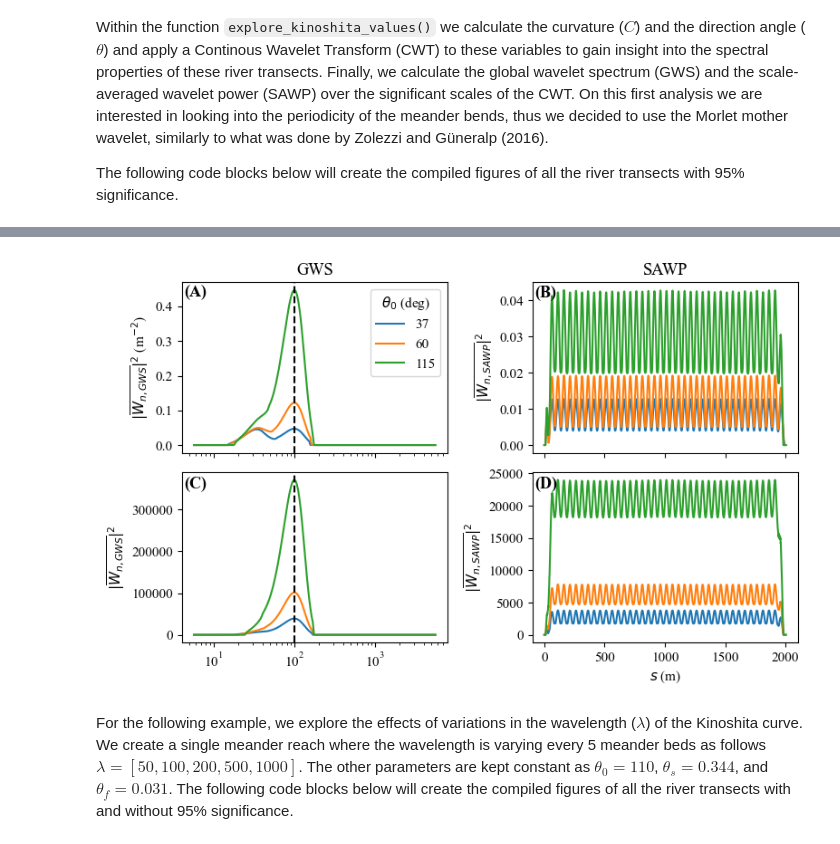
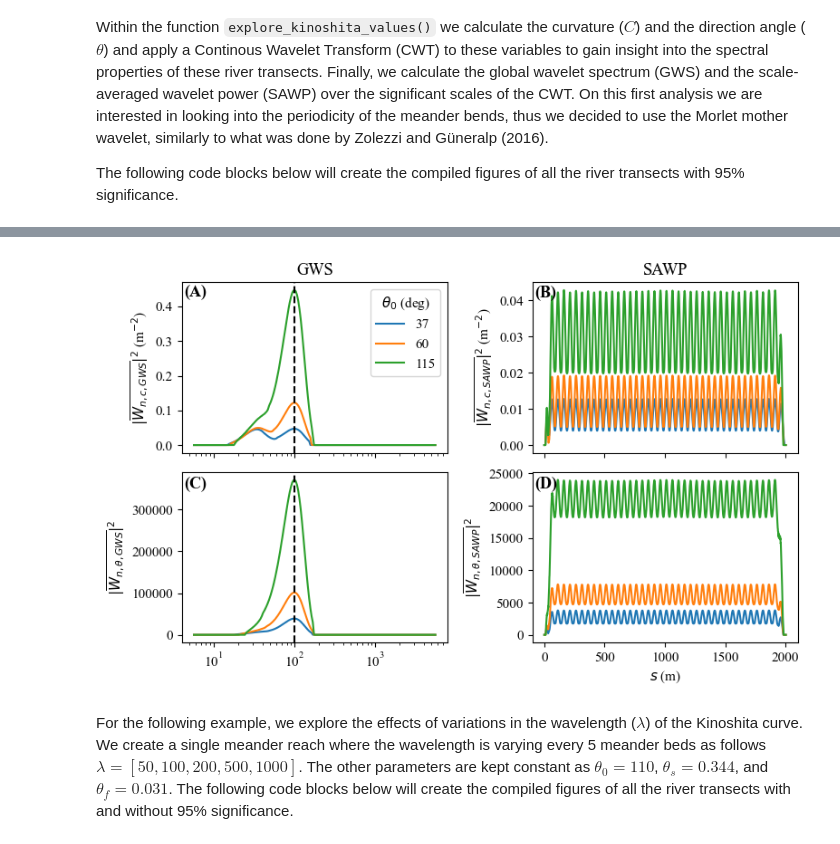
Before and after one commit to gomezvelezlab/WigglyRivers, a Jupyter notebook: examples/workflows/Synthetic_Rivers/Kinoshita_Examples.ipynb, the cells around one changed output, grey strips where cells are left out. Drawn from its saved outputs; the diff is of its cells as text; code cells hidden in the pictures.

Commit message:
Update figures and workflow examples

```diff
--- a/examples/workflows/Synthetic_Rivers/Kinoshita_Examples.ipynb
+++ b/examples/workflows/Synthetic_Rivers/Kinoshita_Examples.ipynb
@@ -615,6 +638,11 @@ plt.close('all')
 for i in range(len(theta_0)):
     river = results_theta['rivers'][i]['0']
     graphs.plot_river_spectrum_compiled(river, only_significant=True)
-    utl.cr_folder('kinoshita_results/')
-    plt.savefig(f'kinoshita_results/kinoshita_river_{i}_sig95.png', dpi=500)
+    utl.cr_folder('../manuscript_figures/')
+    if i == 0:
+        plt.savefig(f'../manuscript_figures/Figure_04_kinoshita_river_{i}_sig95.png', dpi=500)
+    elif i == 2:
+        plt.savefig(f'../manuscript_figures/Figure_05_kinoshita_river_{i}_sig95.png', dpi=500)
+    else:
+        plt.savefig(f'../manuscript_figures/Figure_S2_kinoshita_river_{i}_sig95.png', dpi=500)
 # %% [output]
@@ -638,7 +666,7 @@ for i in range(len(theta_0)):
                    label=f'{theta_0[i]:.0f}')
 # ax[i_dat].set_xlabel(f'$\lambda$ (m)')
 ax[i_dat].axvline(lambda_value, color='k', linestyle='--')
-ax[i_dat].set_ylabel(r"$|\overline{W_{n,GWS}}|^2$ (m$^{-2}$)")
+ax[i_dat].set_ylabel(r"$|\overline{W_{n,c,GWS}}|^2$ (m$^{-2}$)")
 ax[i_dat].set_xscale('log')
 ax[i_dat].legend(title='$\\theta_0$ (deg)')
 
@@ -649,7 +677,7 @@ for i in range(len(theta_0)):
              results_theta['rivers'][i]['0'].cwt_gws_angle_sig,
              label=f'{theta_0[i]:.0f}')
 # ax[i_dat].set_xlabel(r'$\lambda$ (m)')
-ax[i_dat].set_ylabel(r"$|\overline{W_{n,GWS}}|^2$")
+ax[i_dat].set_ylabel(r"$|\overline{W_{n,\theta,GWS}}|^2$")
 ax[i_dat].axvline(lambda_value, color='k', linestyle='--')
 ax[i_dat].set_xscale('log')
 
@@ -659,36 +687,36 @@ for i in range(len(theta_0)):
     ax[i_dat].plot(results_theta['rivers'][i]['0'].s,
                    results_theta['rivers'][i]['0'].cwt_sawp_c_sig,
                    label=f'{theta_0[i]:.0f}')
 # ax[i_dat].set_xlabel('Wavelength (m)')
-ax[i_dat].set_ylabel(r"$|\overline{W_{n,SAWP}}|^2$")
+ax[i_dat].set_ylabel(r"$|\overline{W_{n,c,SAWP}}|^2$ (m$^{-2}$)")
 # ax[i_dat].axvline(lambda_value, color='k', linestyle='--')
 # ax[i_dat].set_ylabel('Power$^2$')
 # ax[i_dat].set_xscale('log')
 # ax[i_dat].legend(title='$\\theta_0$ (deg)')
 
 i_dat = 3
 # ax[i_dat].set_title('Angle')
 for i in range(len(theta_0)):
     ax[i_dat].plot(results_theta['rivers'][i]['0'].s,
              results_theta['rivers'][i]['0'].cwt_sawp_angle_sig,
              label=f'{theta_0[i]:.0f}')
-ax[i_dat].set_ylabel(r"$|\overline{W_{n,SAWP}}|^2$")
+ax[i_dat].set_ylabel(r"$|\overline{W_{n,\theta,SAWP}}|^2$")
 ax[i_dat].set_xlabel('$s$ (m)')
 # ax[i_dat].set_xlim([160, 160+50])
 
 # Literals
 f.text(0.145, 0.89, '(A)', ha='center', fontsize=fs + 2, weight='bold')
 f.text(0.629, 0.89, '(B)', ha='center', fontsize=fs + 2, weight='bold')
 f.text(0.145, 0.469, '(C)', ha='center', fontsize=fs + 2, weight='bold')
 f.text(0.629, 0.469, '(D)', ha='center', fontsize=fs + 2, weight='bold')
 
 
 plt.tight_layout()
 utl.cr_folder('../manuscript_figures/')
 plt.savefig(f'../manuscript_figures/Figure_06_compare_GWS_theta_angle.png', dpi=500)
 plt.show()
 # %% [output]
-[figure, old version]
+[figure, new version]
 # %% [markdown]
 For the following example, we explore the effects of variations in the wavelength ($\lambda$) of the Kinoshita curve. We create a single meander reach where the wavelength is varying every 5 meander beds as follows $\lambda=[50, 100, 200, 500, 1000]$. The other parameters are kept constant as $\theta_0=110$, $\theta_s=0.344$, and $\theta_f=0.031$. The following code blocks below will create the compiled figures of all the river transects with and without 95% significance.
 # %%
```
Also changed, not shown: parts of 9 cells of this notebook, 6 other files.
